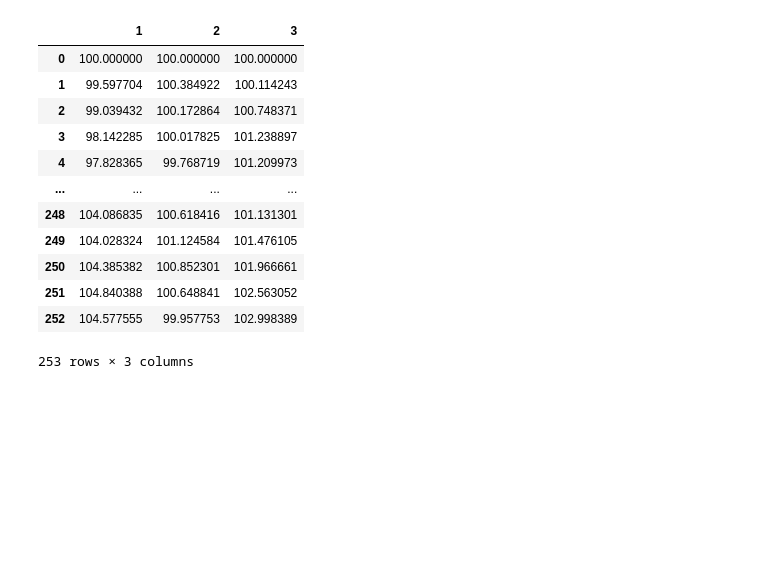
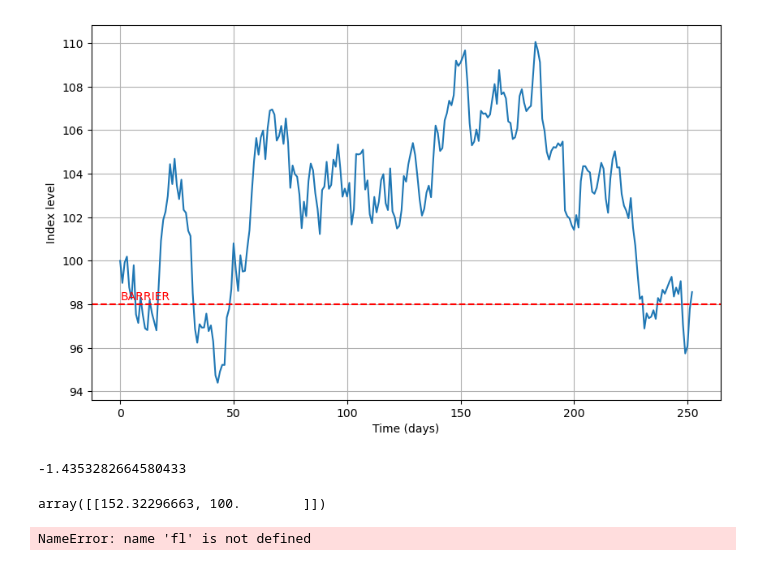
Before and after one commit to Luciocta/projetperso, a Jupyter notebook: Barrier option pricing.ipynb, the cells around one changed output. Drawn from its saved outputs; the diff is of its cells as text; code cells hidden in the pictures; blank space fills up the shorter version.

```diff
--- a/Barrier option pricing.ipynb
+++ b/Barrier option pricing.ipynb
@@ -92,16 +105,9 @@ plt.show()
-# %%
-path
-# %% [output]
-|  | 1 | 2 | 3 |
-| 0 | 100.000000 | 100.000000 | 100.000000 |
-| 1 | 99.597704 | 100.384922 | 100.114243 |
-| 2 | 99.039432 | 100.172864 | 100.748371 |
-| 3 | 98.142285 | 100.017825 | 101.238897 |
-| 4 | 97.828365 | 99.768719 | 101.209973 |
-| ... | ... | ... | ... |
-| 248 | 104.086835 | 100.618416 | 101.131301 |
-| 249 | 104.028324 | 101.124584 | 101.476105 |
-| 250 | 104.385382 | 100.852301 | 101.966661 |
-| 251 | 104.840388 | 100.648841 | 102.563052 |
-| 252 | 104.577555 | 99.957753 | 102.998389 |
-253 rows × 3 columns
+# %%
+payoff_barrier_option(path, 100, 1, 98, 'downoutcall', graph=True)
+# %% [output]
+[figure, added]
+-1.4353282664580433
+# %%
+np.max(path.values, axis=0, keepdims=True)
+# %% [output]
+array([[152.32296663, 100.        ]])
@@ -107,0 +121,7 @@ path
+# %%
+barrier_payoff = lambda path: payoff_barrier_option(path, 100, 1, 105, option_type='upincall')
+path_matrix = fl.monte_carlo(S0, T, r, vol, 1000)
+payoff_simulation = np.array([barrier_payoff(path_matrix.iloc[:,i].to_frame()) for i in range(path_matrix.shape[1])])
+np.exp(-r*T)*payoff_simulation.mean()
+# %% [output]
+NameError: name 'fl' is not defined
```
Also changed, not shown: parts of 4 cells of this notebook.
